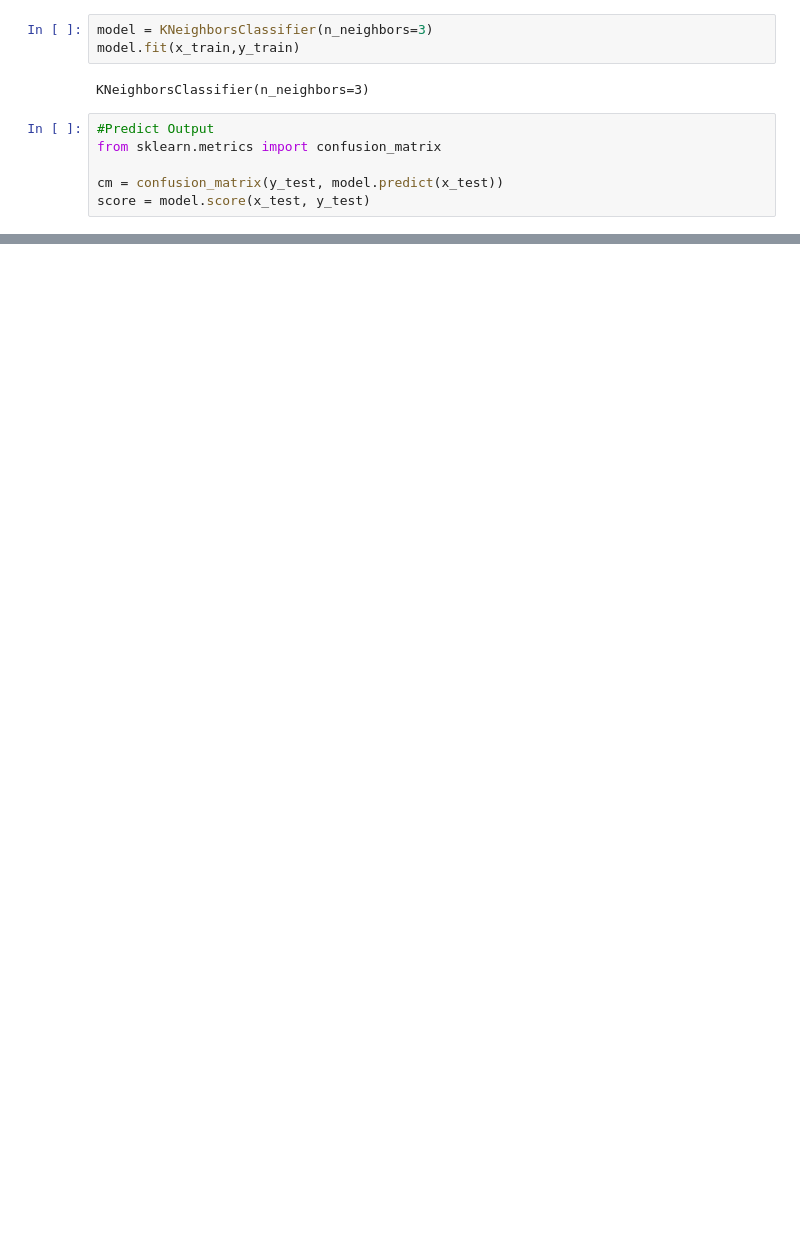
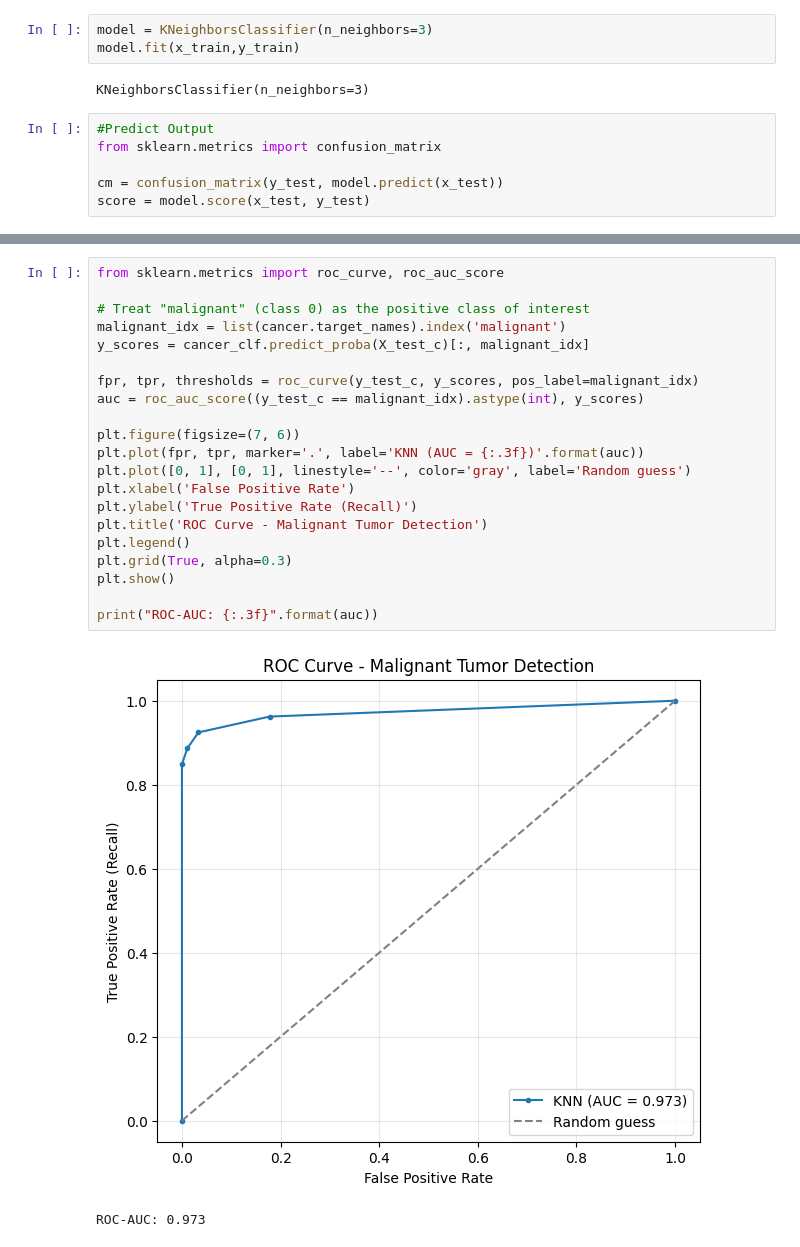
Before and after one commit to techseeko/AAI614_Haidar, a Jupyter notebook: Week-5/Saoud-Notebook5.4.ipynb, the cells around one changed output, grey strips where cells are left out. Cells and saved outputs as stored; diff of their text form; blank space fills up the shorter version.

```diff
--- a/Week-5/Saoud-Notebook5.4.ipynb
+++ b/Week-5/Saoud-Notebook5.4.ipynb
@@ -93,0 +233,24 @@ plt.title(all_sample_title, size = 15);
+# %%
+from sklearn.metrics import roc_curve, roc_auc_score
+
+# Treat "malignant" (class 0) as the positive class of interest
+malignant_idx = list(cancer.target_names).index('malignant')
+y_scores = cancer_clf.predict_proba(X_test_c)[:, malignant_idx]
+
+fpr, tpr, thresholds = roc_curve(y_test_c, y_scores, pos_label=malignant_idx)
+auc = roc_auc_score((y_test_c == malignant_idx).astype(int), y_scores)
+
+plt.figure(figsize=(7, 6))
+plt.plot(fpr, tpr, marker='.', label='KNN (AUC = {:.3f})'.format(auc))
+plt.plot([0, 1], [0, 1], linestyle='--', color='gray', label='Random guess')
+plt.xlabel('False Positive Rate')
+plt.ylabel('True Positive Rate (Recall)')
+plt.title('ROC Curve - Malignant Tumor Detection')
+plt.legend()
+plt.grid(True, alpha=0.3)
+plt.show()
+
+print("ROC-AUC: {:.3f}".format(auc))
+# %% [output]
+[figure, added]
+ROC-AUC: 0.973
```
Also changed, not shown: parts of 21 cells of this notebook.
